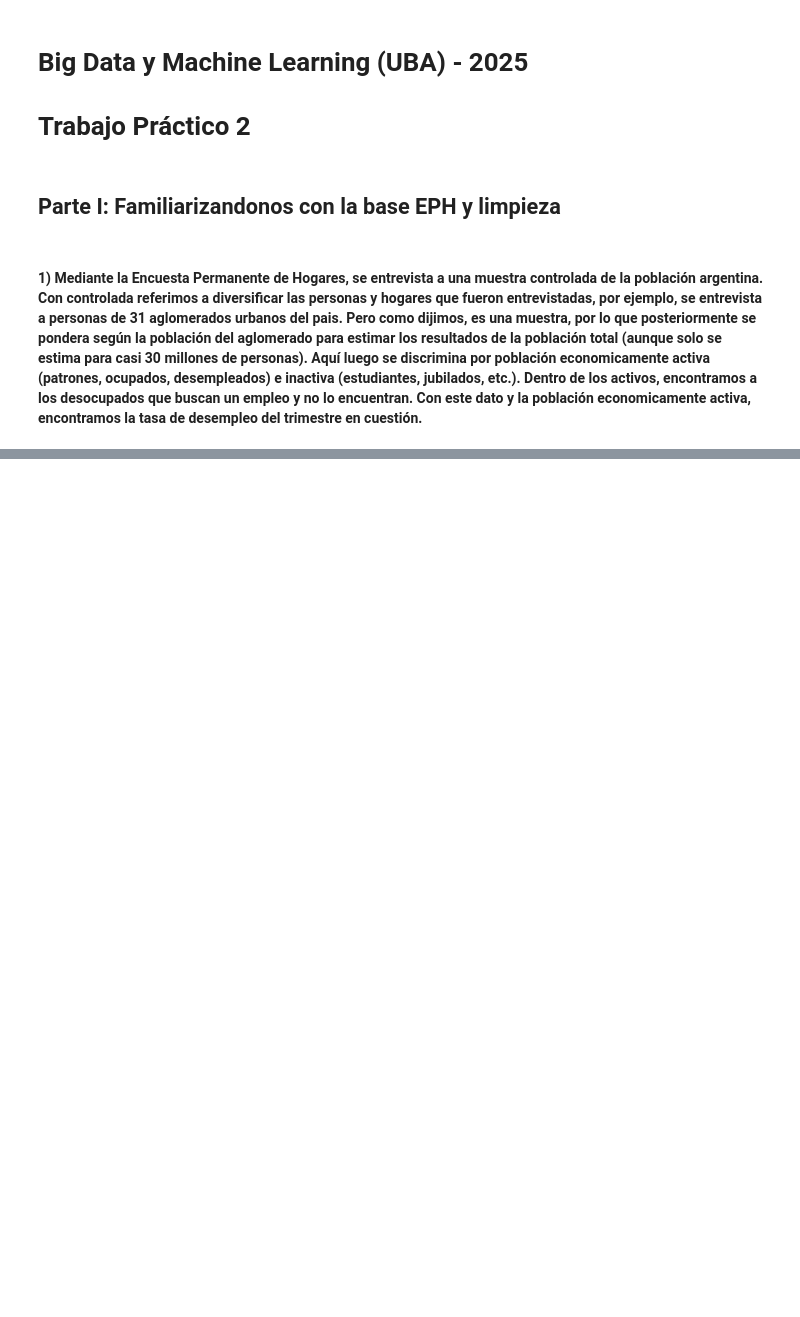
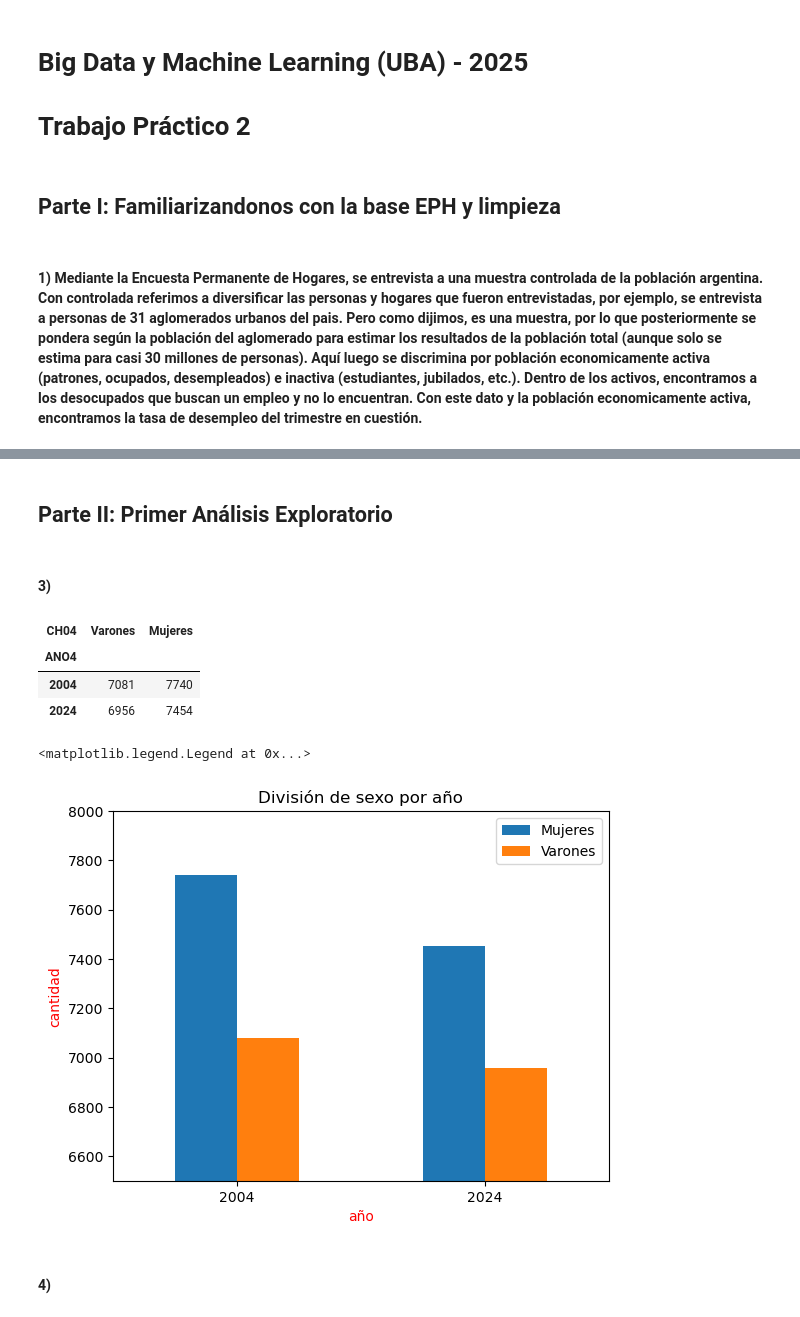
Before and after one commit to PabloPopov/BigDataUBA-Grupo5, a Jupyter notebook: TPs/TP 2/Big_Data_TP2_Grupo5.ipynb, the cells around one changed output, grey strips where cells are left out. Cells and saved outputs as stored; diff of their text form; code cells hidden in the pictures; blank space fills up the shorter version.

Commit message:
Parte 1 y 2
Trabajé sobre lo que ya hizo mi compañero en la parte 1 y realicé la parte 2

```diff
--- a/TPs/TP 2/Big_Data_TP2_Grupo5.ipynb
+++ b/TPs/TP 2/Big_Data_TP2_Grupo5.ipynb
@@ -61,11 +86,9 @@ PAMP04.merge(PAMP24, on="REGION", how="outer")
 # %%
-# PUNTO B)
 # ELIJO 15 VARIABLES DE INTERES
-CATEGORIAS_ELEGIDAS = ['AGLOMERADO','CH04','CH06','CH09','NIVEL_ED','ESTADO','CAT_OCUP','CAT_INAC','PP04A','PP07H','PP07J','PP08D1','PP11O','IPCF','DECCFR']
+CATEGORIAS_ELEGIDAS = ['ANO4','AGLOMERADO','CH04','CH06','CH07','CH08','CH09','NIVEL_ED','ESTADO','CAT_OCUP','CAT_INAC','PP10A','PP10D','IPCF','DECCFR']
 
-# FILTRO EN EL 2024
-puntob_24 = PAMP24[CATEGORIAS_ELEGIDAS]
+# FILTRO
+PAMPA_B = PAMPA[CATEGORIAS_ELEGIDAS]
 
-# ELIMINO TODOS LOS VALORES NaN DE LA TABLA DEL 2024
-puntob_24.isna().sum().sort_values(ascending=False)
+PAMPA_B
 # %% [output]
@@ -111,12 +405,10 @@ dtype: int64
 # %%
-# PUNTO C)
-# ACÁ OBSERVAMOS CUALES SON LOS VALORES QUE PODRÍAN SER SIN SENTIDO
+PAMPA_C = PAMPA_B_SIN_0s
+
+#BUSCO QUE VALORES NO TIENEN SENTIDO
 for i in CATEGORIAS_ELEGIDAS:
-    print(puntob_24[i].unique())
+    print(PAMPA_C[i].unique())
 
-# EJEMPLOS: EN CH06 (EDAD) HAY UN VALOR DE -1; -9 en PP08D1 (INGRESOS);
 # 12 Y 0 (AL MISMO TIEMPO) EN DECCFR (EN QUE DECIL DE LA SOCIEDAD SE ENCUENTRA EL INGRESO FAMILIAR DEL HOGAR PER CÁPITA)
-puntob_24 = puntob_24[~puntob_24['CH06'].isin([-1, -9])]
-puntob_24 = puntob_24[(puntob_24['PP08D1']!= -9)]
-puntob_24['DECCFR'] = puntob_24['DECCFR'].replace(12, 0)
+PAMPA_C['DECCFR'] = PAMPA_C['DECCFR'].replace(12, 0)
 # %% [output]
@@ -201,0 +449,4 @@ Categories (10, object): [0.0 < 'Despido/cierre' < 'Por retiro voluntario del se
+# %% [markdown]
+## Parte II: Primer Análisis Exploratorio
+# %% [markdown]
+#### 3)
@@ -201,0 +455,28 @@ Categories (10, object): [0.0 < 'Despido/cierre' < 'Por retiro voluntario del se
+# %%
+#PRIMERO ARMO LA TABLA CON CANTIDAD DE VARONES Y MUJERES SEGUN EL AÑO
+PAMPA_3 = PAMPA_C.groupby("ANO4")["CH04"].value_counts().unstack(fill_value=0)
+PAMPA_3.reset_index(inplace=True)
+
+#CAMBIO EL NOMBRE DE LAS COLUMNAS
+PAMPA_3.rename(columns={1:"Varones", 2:"Mujeres"}, inplace=True)
+
+PAMPA_3 = PAMPA_3.set_index("ANO4")
+
+PAMPA_3
+# %% [output]
+| CH04 | Varones | Mujeres |
+| ANO4 |  |  |
+| 2004 | 7081 | 7740 |
+| 2024 | 6956 | 7454 |
+# %%
+ax = PAMPA_3[["Mujeres", "Varones"]].plot(kind="bar", title="División de sexo por año")
+ax.set_xlabel("año",color="red")
+ax.set_ylabel("cantidad",color="red")
+ax.set_ylim(6500, 8000)               #HAGO QUE SE VEA DE ESOS VALORES ASI SE NOTA MEJOR LA DIFERENCIA
+ax.tick_params(axis="x", rotation=0)
+ax.legend(["Mujeres","Varones"])
+# %% [output]
+<matplotlib.legend.Legend at 0x...>
+[figure, added]
+# %% [markdown]
+#### 4)
```
Also changed, not shown: parts of 25 cells of this notebook.
